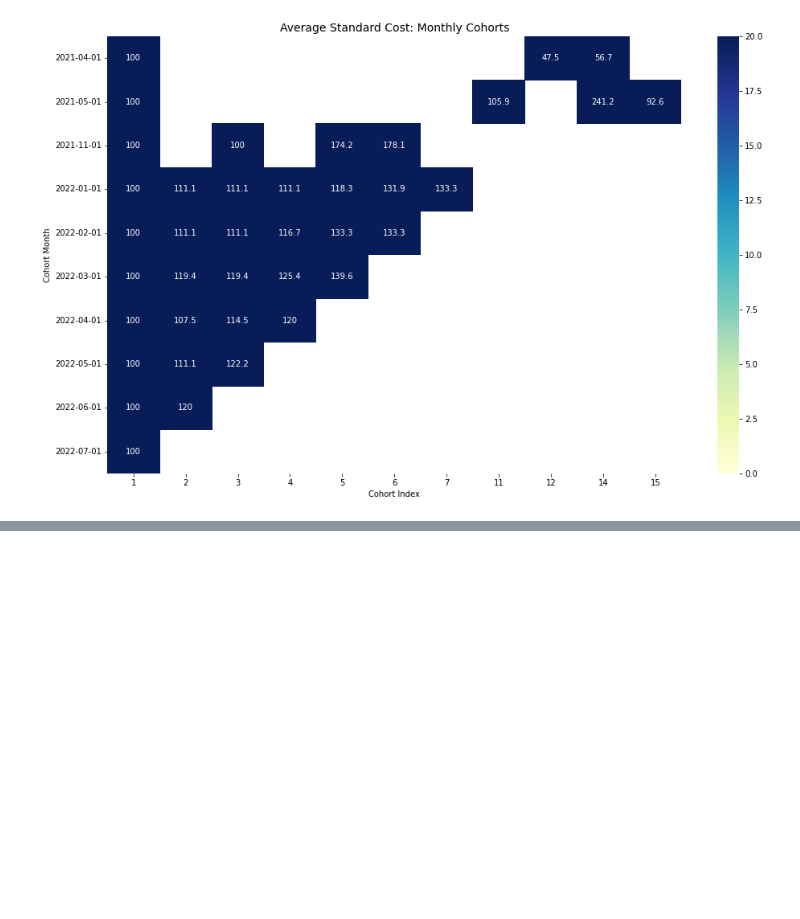
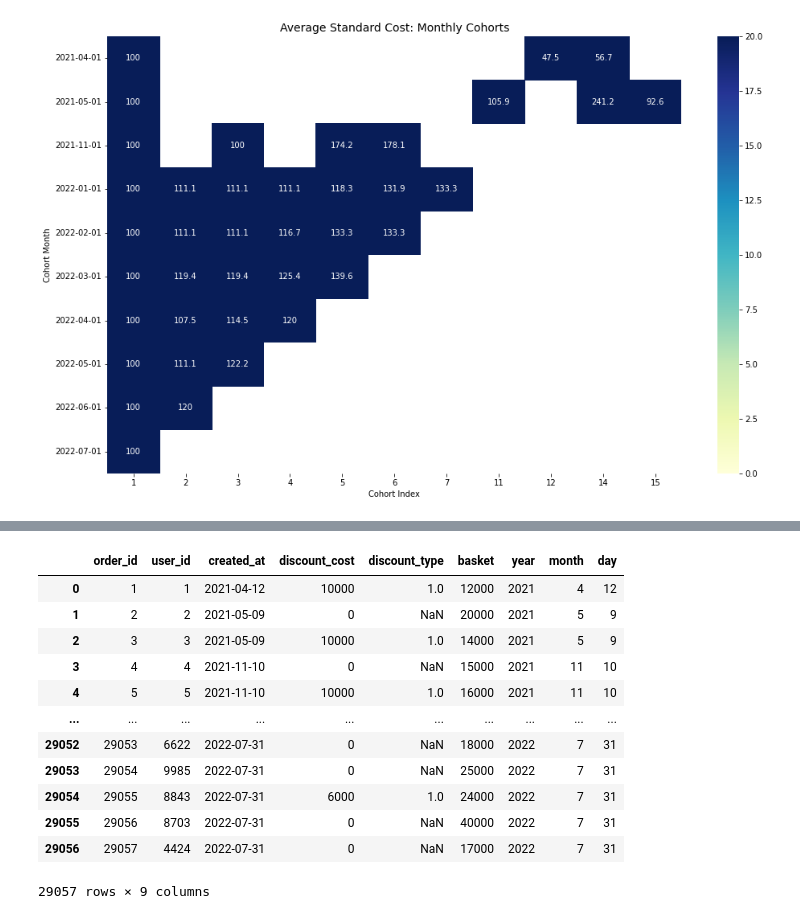
Before and after one commit to ali-talebi/Task_sf, a Jupyter notebook: S_F2.ipynb, the cells around one changed output, grey strips where cells are left out. Saved outputs shown, nothing was run; the diff lists cells and outputs as text; code cells hidden in the pictures; blank space fills up the shorter version.

```diff
--- a/S_F2.ipynb
+++ b/S_F2.ipynb
@@ -195,0 +226,2 @@ plt.show()
+# %%
+df2 = pd.read_csv("/content/drive/MyDrive/snap_food/Data analyst Task.csv")
@@ -195,0 +363,2 @@ plt.show()
+# %%
+df2["created_at"] = pd.to_datetime(df2["created_at"])
@@ -195,0 +380,21 @@ plt.show()
+# %%
+df2["created_at"] = pd.to_datetime(df2["created_at"])
+df2['year'] = df2['created_at'].dt.year
+df2['month'] = df2['created_at'].dt.month
+df2['day'] = df2['created_at'].dt.day
+# %%
+df2
+# %% [output]
+|  | order_id | user_id | created_at | discount_cost | discount_type | basket | year | month | day |
+| 0 | 1 | 1 | 2021-04-12 | 10000 | 1.0 | 12000 | 2021 | 4 | 12 |
+| 1 | 2 | 2 | 2021-05-09 | 0 | NaN | 20000 | 2021 | 5 | 9 |
+| 2 | 3 | 3 | 2021-05-09 | 10000 | 1.0 | 14000 | 2021 | 5 | 9 |
+| 3 | 4 | 4 | 2021-11-10 | 0 | NaN | 15000 | 2021 | 11 | 10 |
+| 4 | 5 | 5 | 2021-11-10 | 10000 | 1.0 | 16000 | 2021 | 11 | 10 |
+| ... | ... | ... | ... | ... | ... | ... | ... | ... | ... |
+| 29052 | 29053 | 6622 | 2022-07-31 | 0 | NaN | 18000 | 2022 | 7 | 31 |
+| 29053 | 29054 | 9985 | 2022-07-31 | 0 | NaN | 25000 | 2022 | 7 | 31 |
+| 29054 | 29055 | 8843 | 2022-07-31 | 6000 | 1.0 | 24000 | 2022 | 7 | 31 |
+| 29055 | 29056 | 8703 | 2022-07-31 | 0 | NaN | 40000 | 2022 | 7 | 31 |
+| 29056 | 29057 | 4424 | 2022-07-31 | 0 | NaN | 17000 | 2022 | 7 | 31 |
+29057 rows × 9 columns
```
Also changed, not shown: parts of 33 cells of this notebook.
